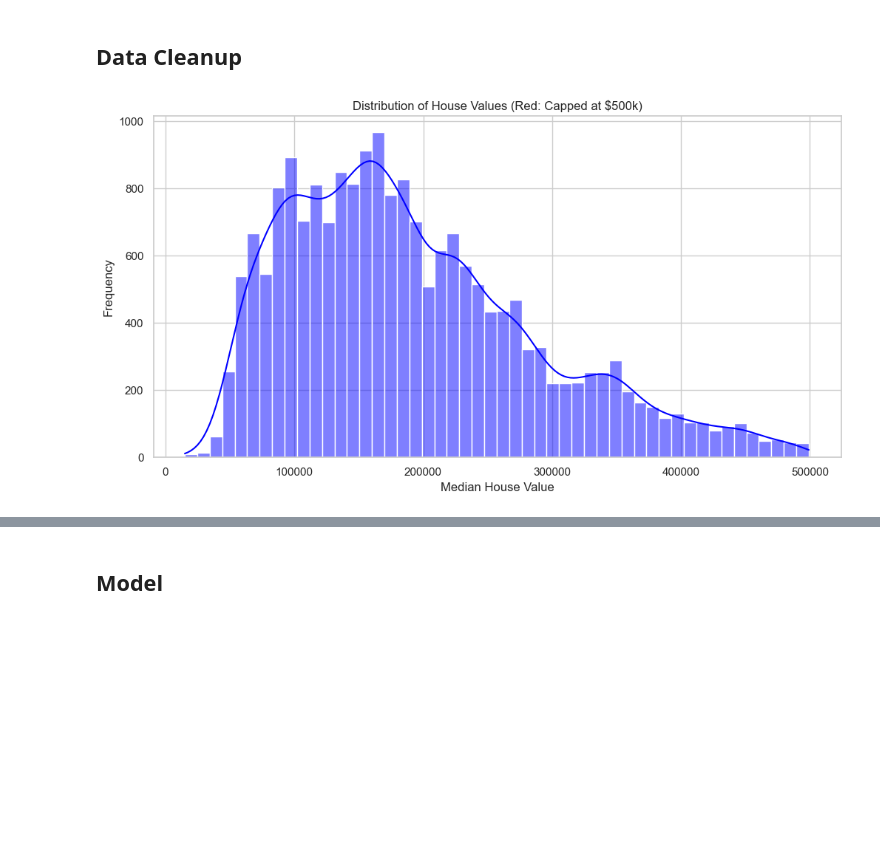
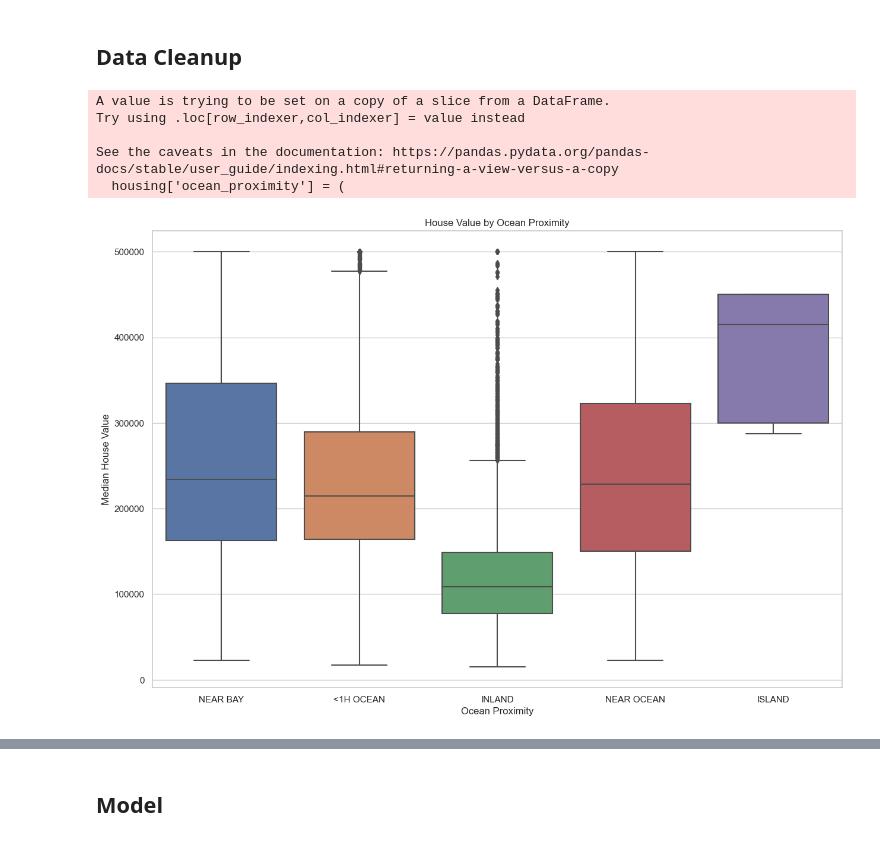
Before and after one commit to desmonddibba/house_prices, a Jupyter notebook: House_Prices.ipynb, the cells around one changed output, grey strips where cells are left out. Cells and saved outputs as stored; diff of their text form; code cells hidden in the pictures; blank space fills up the shorter version.

```diff
--- a/House_Prices.ipynb
+++ b/House_Prices.ipynb
@@ -242,19 +242,3 @@ plt.show()
 [figure]
 # %% [markdown]
 ## Data Cleanup
-# %%
-# Assuming 'data' is the DataFrame with the California Housing dataset
-capped_value = 500000
-capped_data = data[data['median_house_value'] == capped_value]
-non_capped_data = data[data['median_house_value'] < capped_value]
-
-
-plt.figure(figsize=(12, 6))
-sns.histplot(non_capped_data['median_house_value'], bins=50, kde=True, color='blue')
-sns.histplot(capped_data['median_house_value'], bins=50, kde=True, color='red')
-plt.title('Distribution of House Values (Red: Capped at $500k)')
-plt.xlabel('Median House Value')
-plt.ylabel('Frequency')
-plt.show()
-# %% [output]
-[figure, removed]
@@ -264,0 +249,27 @@ non_cappe
+# %%
+# First, create a new categorical column based on the dummy variables
+housing['ocean_proximity'] = (
+    housing[['ocean_proximity_<1H OCEAN', 'ocean_proximity_INLAND',
+             'ocean_proximity_ISLAND', 'ocean_proximity_NEAR BAY',
+             'ocean_proximity_NEAR OCEAN']]
+    .idxmax(axis=1)
+    .str.replace('ocean_proximity_', '')
+)
+
+# Plotting
+plt.figure(figsize=(15, 10))
+
+# Create a boxplot for each category
+sns.boxplot(x='ocean_proximity', y='median_house_value', data=housing)
+
+plt.title('House Value by Ocean Proximity')
+plt.xlabel('Ocean Proximity')
+plt.ylabel('Median House Value')
+plt.show()
+# %% [output]
+A value is trying to be set on a copy of a slice from a DataFrame.
+Try using .loc[row_indexer,col_indexer] = value instead
+
+See the caveats in the documentation: https://pandas.pydata.org/pandas-docs/stable/user_guide/indexing.html#returning-a-view-versus-a-copy
+  housing['ocean_proximity'] = (
+[figure, added]
```
Also changed, not shown: parts of 3 cells of this notebook.
